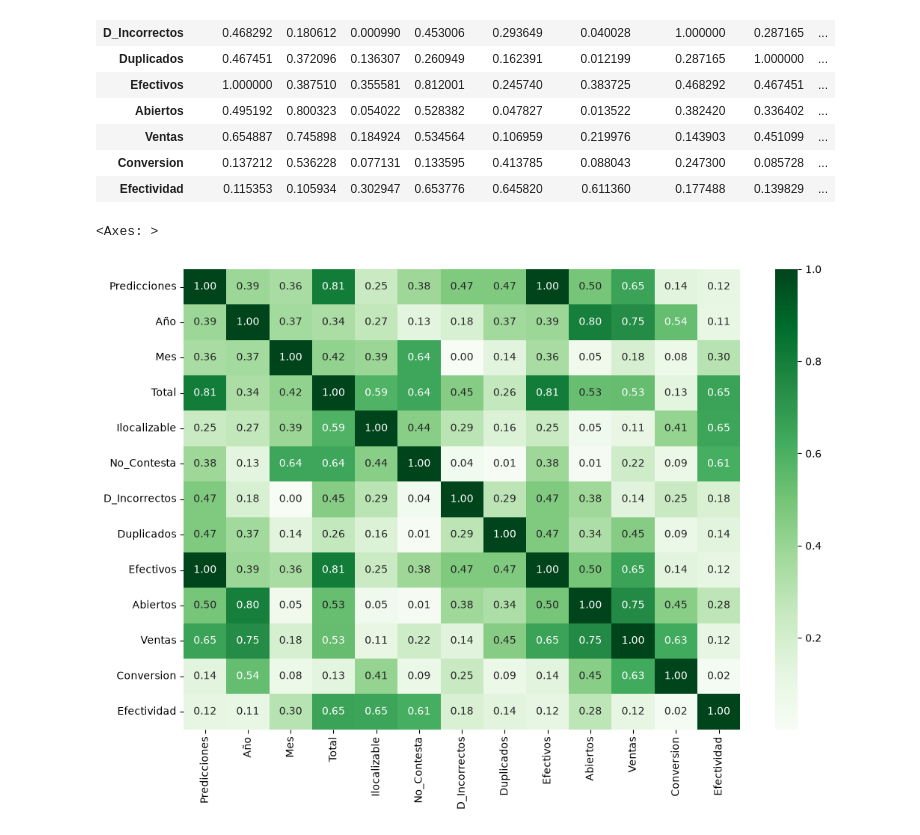
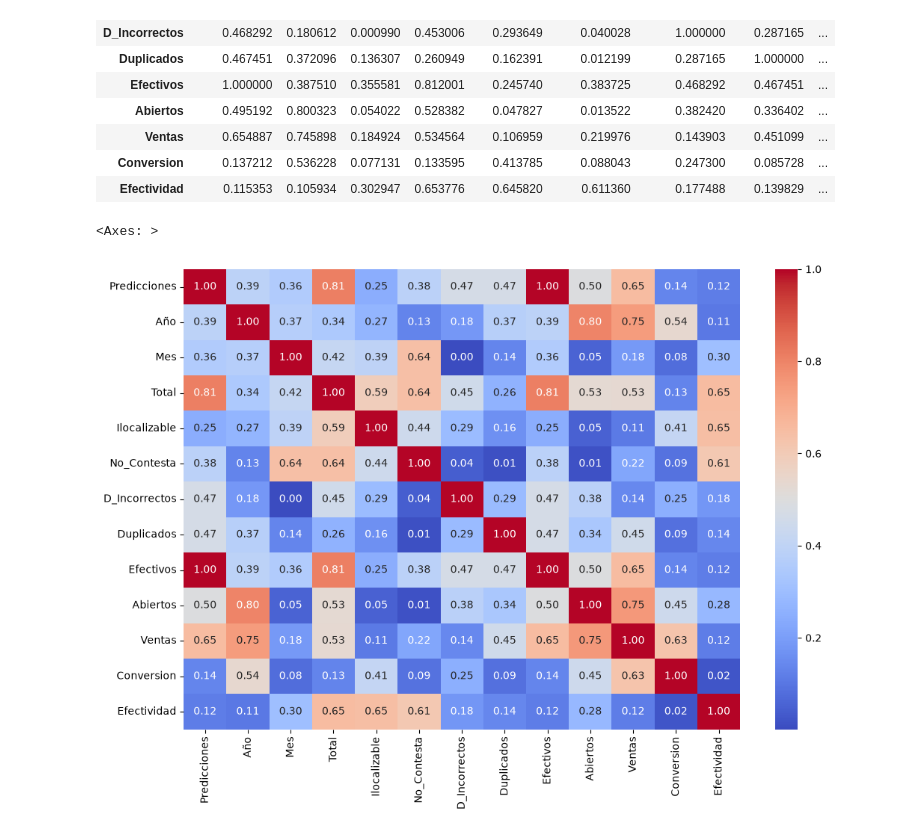
Before and after one commit to DavidMazonJuarez08/Regresion-Lineal-Simple, a Jupyter notebook: Actividad_5.1/Limpieza_Leads_Reales_numeric.ipynb, the cells around one changed output. Saved outputs shown, nothing was run; the diff lists cells and outputs as text; code cells hidden in the pictures.

```diff
--- a/Actividad_5.1/Limpieza_Leads_Reales_numeric.ipynb
+++ b/Actividad_5.1/Limpieza_Leads_Reales_numeric.ipynb
@@ -220,16 +220,16 @@ Corr_Factors1
 # %%
 # Graficamos el mapa de calor de los coeficientes de correlación
 
 plt.figure(figsize=(12, 8))
 
 Heat_Map = sns.heatmap(
     Corr_Factors1,
-    cmap='Greens',
+    cmap='coolwarm',
     annot=True,
     fmt=".2f"
 )
 
 Heat_Map
 # %% [output]
 <Axes: >
-[figure, old version]
+[figure, new version]
```
Also changed, not shown: parts of 1 cell of this notebook, 3 other files.
